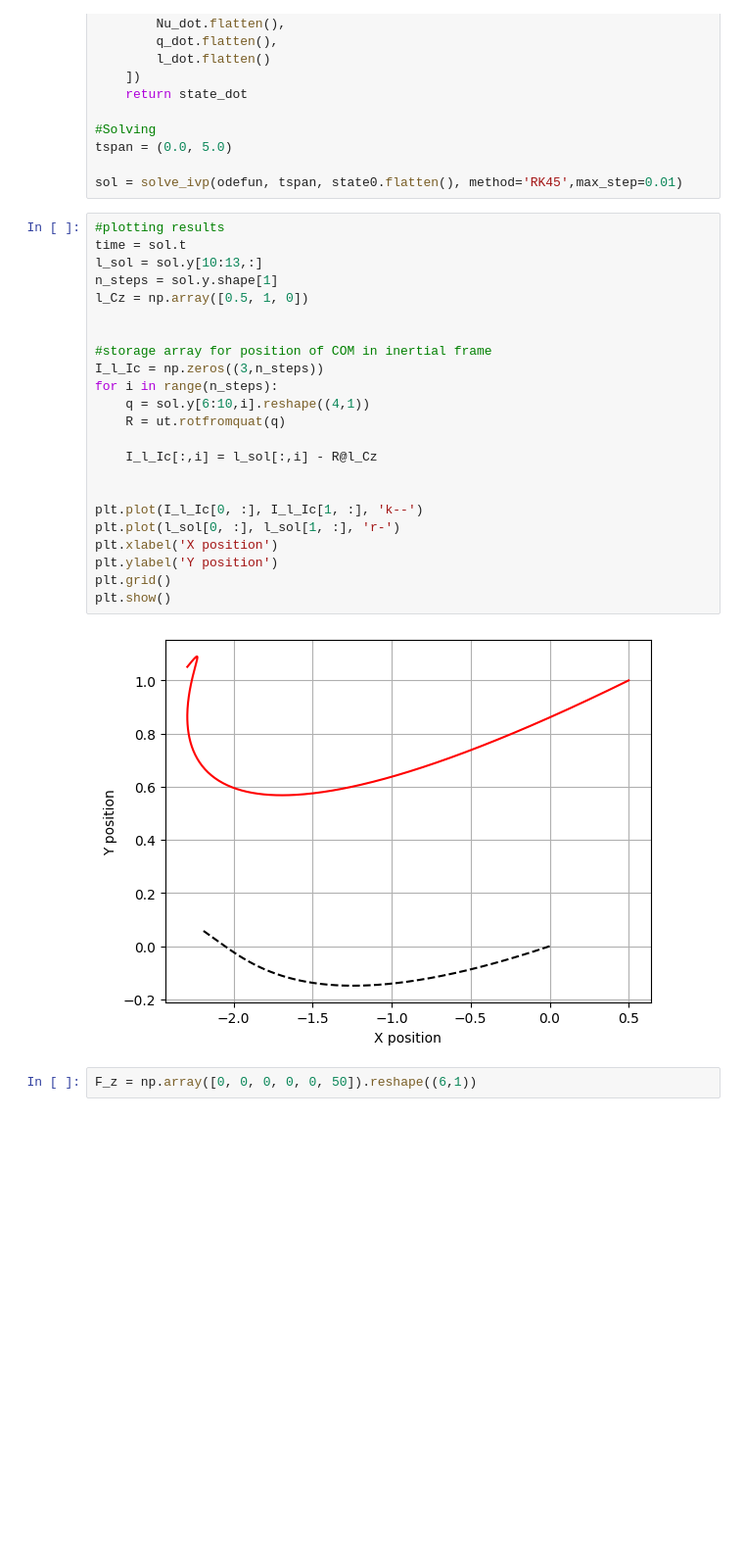
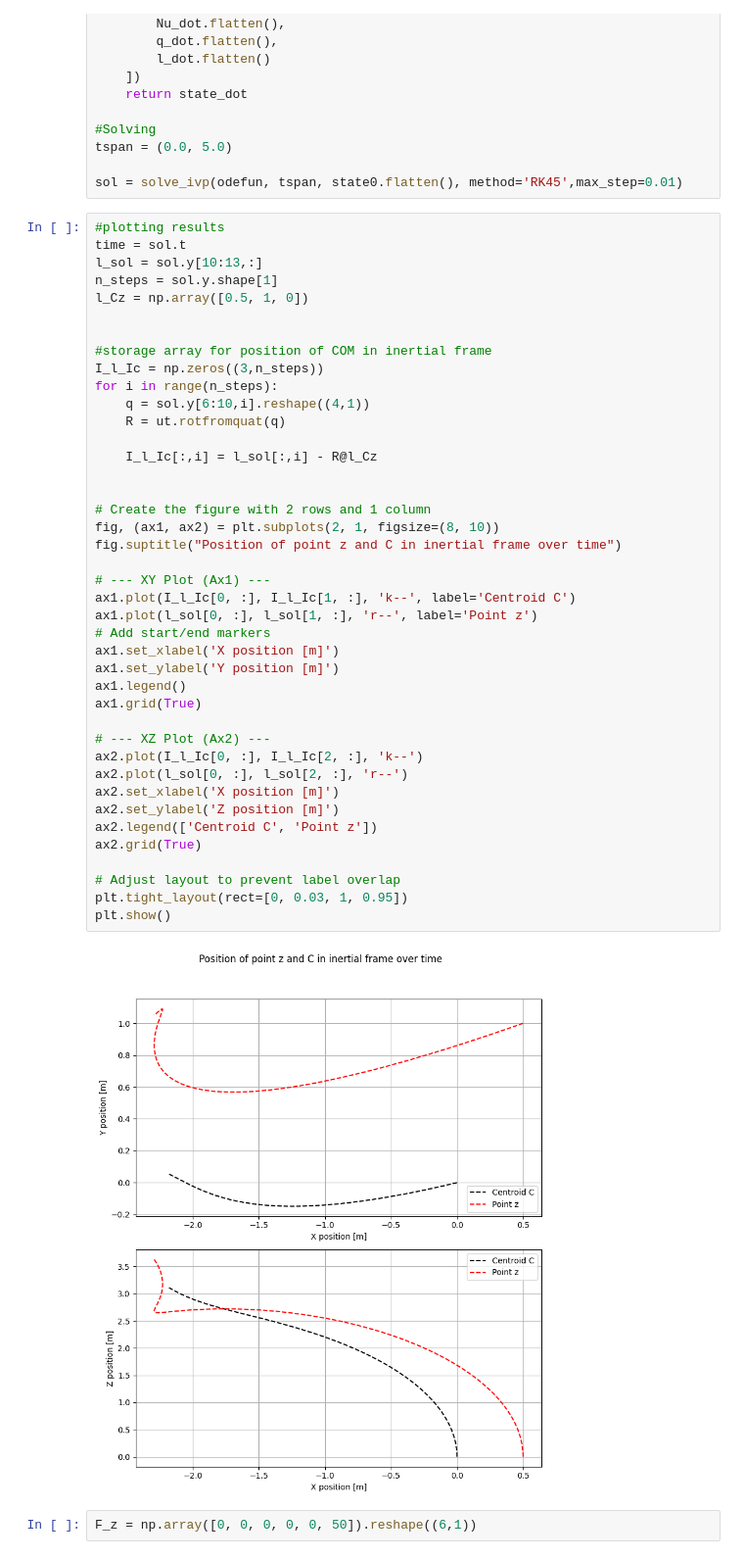
Before and after one commit to jenemene/Bachelor, a Jupyter notebook: GamleAfleveringer/CompDyn1/main.ipynb, the cells around one changed output. Shown at 98% size. Drawn from its saved outputs; the diff is of its cells as text; blank space fills up the shorter version.

Commit message:
plots færdige i CompDyn1

```diff
--- a/GamleAfleveringer/CompDyn1/main.ipynb
+++ b/GamleAfleveringer/CompDyn1/main.ipynb
@@ -140,27 +140,45 @@ sol = solve_ivp(odefun, tspan, state0.flatten(), method='RK45',max_step=0.01)
 # %%
 #plotting results
 time = sol.t
 l_sol = sol.y[10:13,:]
 n_steps = sol.y.shape[1]
 l_Cz = np.array([0.5, 1, 0])
 
 
 #storage array for position of COM in inertial frame
 I_l_Ic = np.zeros((3,n_steps))
 for i in range(n_steps):
     q = sol.y[6:10,i].reshape((4,1))
     R = ut.rotfromquat(q)
 
     I_l_Ic[:,i] = l_sol[:,i] - R@l_Cz
 
 
-plt.plot(I_l_Ic[0, :], I_l_Ic[1, :], 'k--')
-plt.plot(l_sol[0, :], l_sol[1, :], 'r-')
-plt.xlabel('X position')
-plt.ylabel('Y position')
-plt.grid()
+# Create the figure with 2 rows and 1 column
+fig, (ax1, ax2) = plt.subplots(2, 1, figsize=(8, 10))
+fig.suptitle("Position of point z and C in inertial frame over time")
+
+# --- XY Plot (Ax1) ---
+ax1.plot(I_l_Ic[0, :], I_l_Ic[1, :], 'k--', label='Centroid C')
+ax1.plot(l_sol[0, :], l_sol[1, :], 'r--', label='Point z')
+# Add start/end markers
+ax1.set_xlabel('X position [m]')
+ax1.set_ylabel('Y position [m]')
+ax1.legend()
+ax1.grid(True)
+
+# --- XZ Plot (Ax2) ---
+ax2.plot(I_l_Ic[0, :], I_l_Ic[2, :], 'k--')
+ax2.plot(l_sol[0, :], l_sol[2, :], 'r--')
+ax2.set_xlabel('X position [m]')
+ax2.set_ylabel('Z position [m]')
+ax2.legend(['Centroid C', 'Point z'])
+ax2.grid(True)
+
+# Adjust layout to prevent label overlap
+plt.tight_layout(rect=[0, 0.03, 1, 0.95])
 plt.show()
 # %% [output]
-[figure, old version]
+[figure, new version]
 # %%
 F_z = np.array([0, 0, 0, 0, 0, 50]).reshape((6,1))
```
